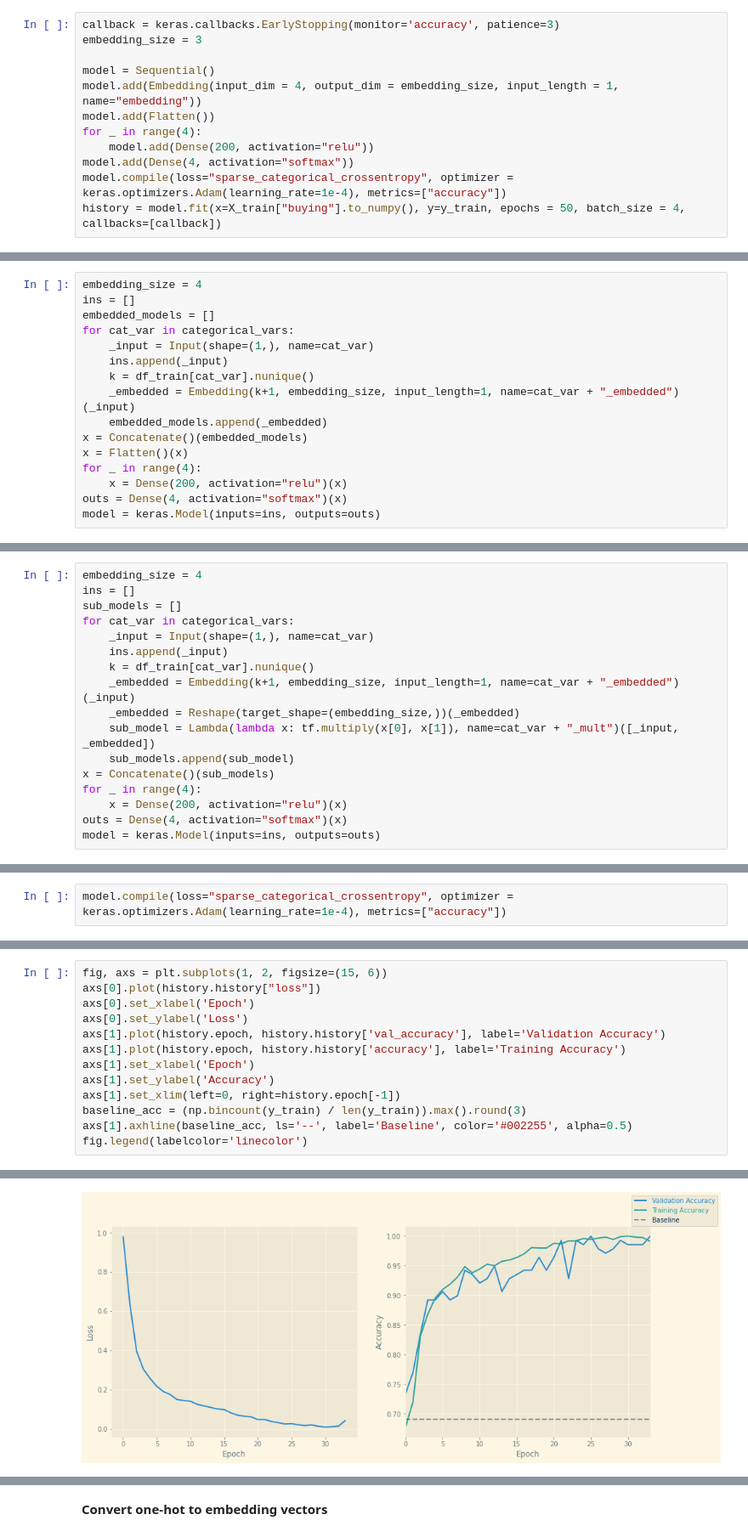
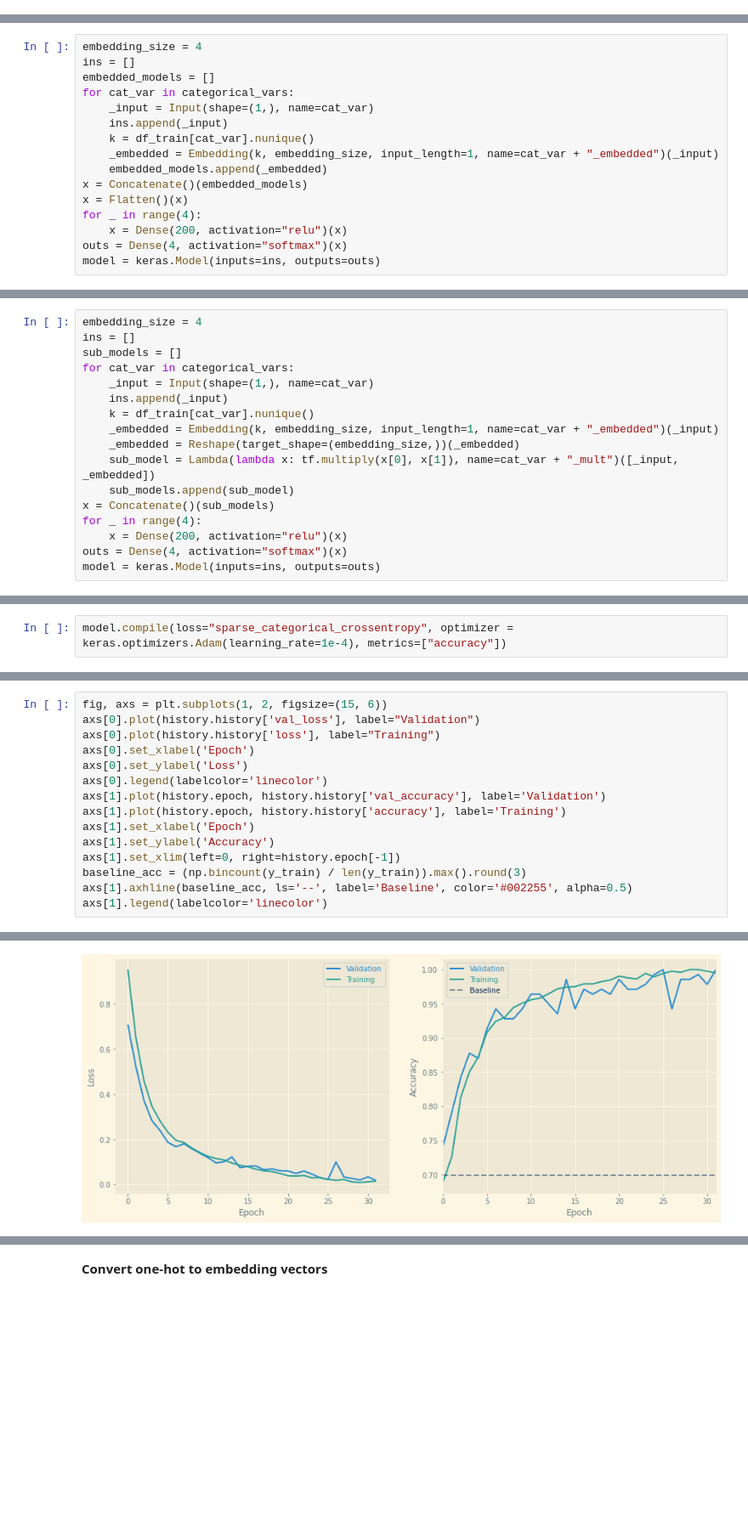
Before and after one commit to scotsun/embedding-missingdata, a Jupyter notebook: embedding_entity_example.ipynb, the cells around one changed output, grey strips where cells are left out. Shown: that part at 85% size. Cells and saved outputs as stored; diff of their text form; blank space fills up the shorter version.

```diff
--- a/embedding_entity_example.ipynb
+++ b/embedding_entity_example.ipynb
@@ -62,12 +57,0 @@ for c in X_test.columns:
-# %%
-callback = keras.callbacks.EarlyStopping(monitor='accuracy', patience=3)
-embedding_size = 3
-
-model = Sequential()
-model.add(Embedding(input_dim = 4, output_dim = embedding_size, input_length = 1, name="embedding"))
-model.add(Flatten())
-for _ in range(4):
-	model.add(Dense(200, activation="relu"))
-model.add(Dense(4, activation="softmax"))
-model.compile(loss="sparse_categorical_crossentropy", optimizer = keras.optimizers.Adam(learning_rate=1e-4), metrics=["accuracy"])
-history = model.fit(x=X_train["buying"].to_numpy(), y=y_train, epochs = 50, batch_size = 4, callbacks=[callback])
@@ -94,7 +63,7 @@ for cat_var in categorical_vars:
 	_input = Input(shape=(1,), name=cat_var)
 	ins.append(_input)
 	k = df_train[cat_var].nunique()
-	_embedded = Embedding(k+1, embedding_size, input_length=1, name=cat_var + "_embedded")(_input)
+	_embedded = Embedding(k, embedding_size, input_length=1, name=cat_var + "_embedded")(_input)
 	embedded_models.append(_embedded)
 x = Concatenate()(embedded_models)
 x = Flatten()(x)
@@ -175,7 +100,7 @@ for cat_var in categorical_vars:
 	_input = Input(shape=(1,), name=cat_var)
 	ins.append(_input)
 	k = df_train[cat_var].nunique()
-	_embedded = Embedding(k+1, embedding_size, input_length=1, name=cat_var + "_embedded")(_input)
+	_embedded = Embedding(k, embedding_size, input_length=1, name=cat_var + "_embedded")(_input)
 	_embedded = Reshape(target_shape=(embedding_size,))(_embedded)
 	sub_model = Lambda(lambda x: tf.multiply(x[0], x[1]), name=cat_var + "_mult")([_input, _embedded])
 	sub_models.append(sub_model)
@@ -234,19 +138,21 @@ plot_model(model, show_shapes=True, show_layer_names=True, show_layer_activation
 # %%
 fig, axs = plt.subplots(1, 2, figsize=(15, 6))
-axs[0].plot(history.history["loss"])
+axs[0].plot(history.history['val_loss'], label="Validation")
+axs[0].plot(history.history['loss'], label="Training")
 axs[0].set_xlabel('Epoch')
 axs[0].set_ylabel('Loss')
-axs[1].plot(history.epoch, history.history['val_accuracy'], label='Validation Accuracy')
-axs[1].plot(history.epoch, history.history['accuracy'], label='Training Accuracy')
+axs[0].legend(labelcolor='linecolor')
+axs[1].plot(history.epoch, history.history['val_accuracy'], label='Validation')
+axs[1].plot(history.epoch, history.history['accuracy'], label='Training')
 axs[1].set_xlabel('Epoch')
 axs[1].set_ylabel('Accuracy')
 axs[1].set_xlim(left=0, right=history.epoch[-1])
 baseline_acc = (np.bincount(y_train) / len(y_train)).max().round(3)
 axs[1].axhline(baseline_acc, ls='--', label='Baseline', color='#002255', alpha=0.5)
-fig.legend(labelcolor='linecolor')
+axs[1].legend(labelcolor='linecolor')
 # %% [output]
 <matplotlib.legend.Legend at 0x...>
-[figure, old version]
+[figure, new version]
 # %%
 yh_test = model.predict(x=X_test_preprocessed).argmax(axis=1)
 (yh_test == y_test).mean().round(3)
```
Also changed, not shown: parts of 21 cells of this notebook, 2 other files.
